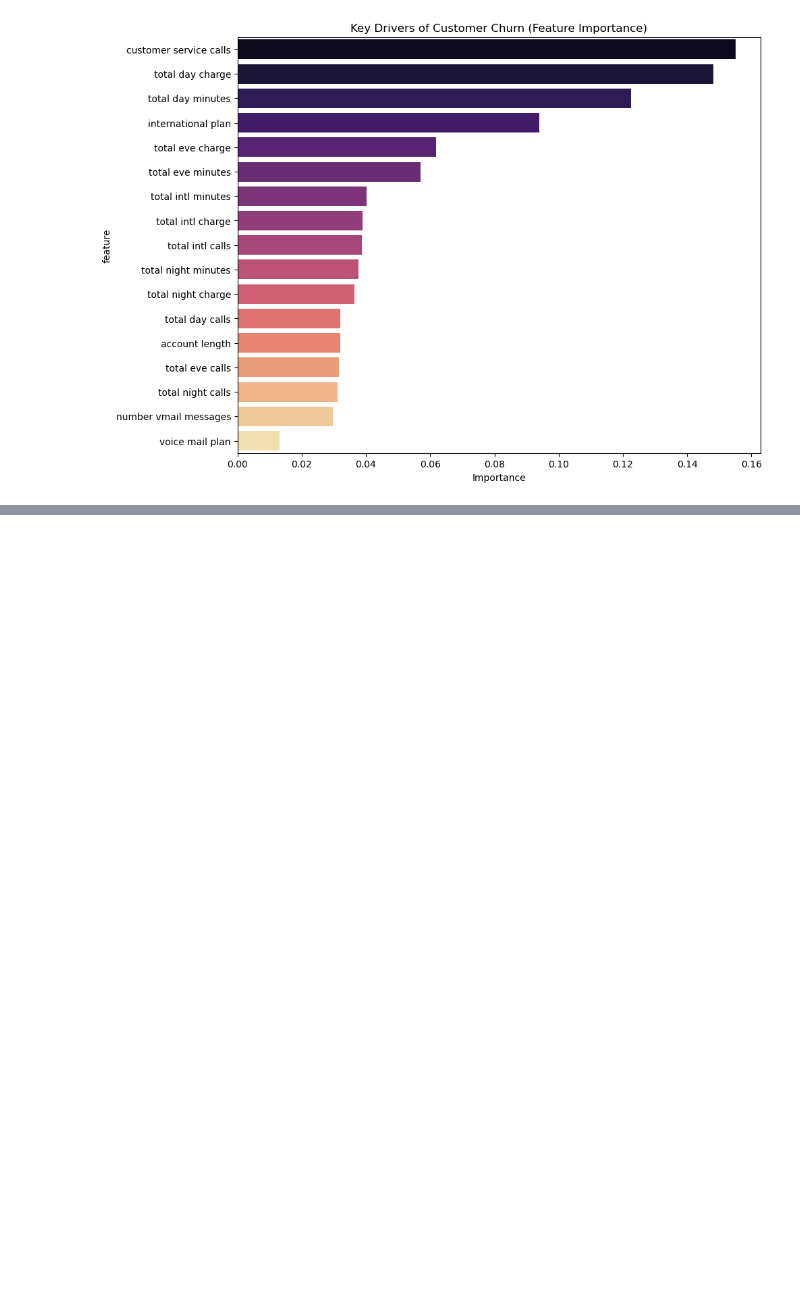
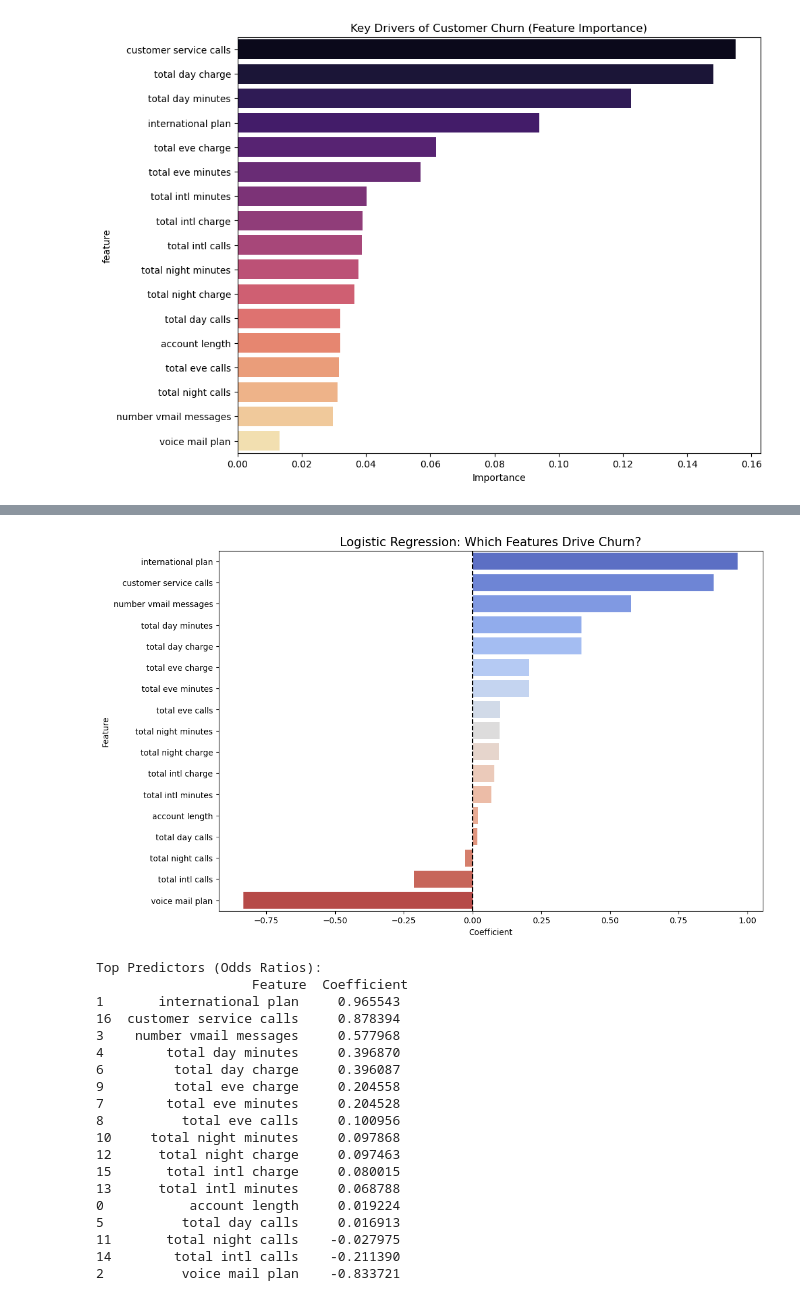
Before and after one commit to KelvinNgumo/Syria-Telecom-s-Customer-Churn-Prediction, a Jupyter notebook: index.ipynb, the cells around one changed output, grey strips where cells are left out. Saved outputs shown, nothing was run; the diff lists cells and outputs as text; code cells hidden in the pictures; blank space fills up the shorter version.

Commit message:
Performance of Logistic regression on the dataset, completion of the Readme file and export of the clean and well formarted CSV file for the marketing & Retention team.

```diff
--- a/index.ipynb
+++ b/index.ipynb
@@ -171,0 +177,19 @@ From the above code cell, we run a Random Forest, for feature importance tells u
+# %%
+# Split Data (Before Upsampling to avoid data leakage)
+X_train, X_test, y_train, y_test = train_test_split(X,y, test_size = 0.3, random_state = 254, stratify=y)
+
+# Handling class imbalance with upsampling on the training set  (I have redone the upsampling here to ensure it is only applied to the 'churn' training data, preventing data leakage into the test set.)
+X_train_combined = pd.concat([X_train, y_train], axis=1)
+df_majority_train = X_train_combined[X_train_combined['churn'] == 0]
+df_minority_train = X_train_combined[X_train_combined['churn'] == 1]
+
+df_minority_train_upsampled = resample(df_minority_train, replace=True, n_samples=len(df_majority_train), random_state=254)
+
+df_upscaled = pd.concat([df_majority_train, df_minority_train_upsampled])
+X_train_balanced = df_upscaled.drop(columns=['churn'], axis=1)
+y_train_balanced = df_upscaled['churn']
+
+# Feature Scaling
+scaler = StandardScaler()
+X_train_balanced_scaled = scaler.fit_transform(X_train_balanced)
+X_test_scaled = scaler.transform(X_test)
@@ -171,0 +205,9 @@ From the above code cell, we run a Random Forest, for feature importance tells u
+# %%
+# Training the Logistic Regression Model
+log_reg = LogisticRegression(random_state = 254)
+log_reg.fit(X_train_balanced_scaled, y_train_balanced)
+
+# Evaluation Metrics
+y_pred = log_reg.predict(X_test_scaled)
+print(f'accuracy_score: {accuracy_score(y_test, y_pred):.2f}')
+print(f'\nClassification Report:\n{classification_report(y_test, y_pred)}')
@@ -171,0 +226,37 @@ From the above code cell, we run a Random Forest, for feature importance tells u
+# %%
+# Coefficient Interpretation
+coef_df = pd.DataFrame({'Feature': X_train_balanced.columns, 'Coefficient': log_reg.coef_[0]})
+coef_df['Odds Ratio'] = np.exp(coef_df['Coefficient'])
+
+# Sort for better visualization
+coef_df = coef_df.sort_values(by='Odds Ratio', ascending=False)
+
+# Visualization
+plt.figure(figsize=(12, 8))
+sns.barplot(x='Coefficient', y='Feature', data=coef_df, hue ='Feature', palette='coolwarm', legend=False)
+plt.title('Logistic Regression: Which Features Drive Churn?', fontsize=15)
+plt.axvline(x=0, color='black', linestyle='--')
+plt.show()
+
+print("\nTop Predictors (Odds Ratios):\n", coef_df[['Feature', 'Coefficient']])
+# %% [output]
+[figure, added]
+Top Predictors (Odds Ratios):
+                    Feature  Coefficient
+1       international plan     0.965543
+16  customer service calls     0.878394
+3    number vmail messages     0.577968
+4        total day minutes     0.396870
+6         total day charge     0.396087
+9         total eve charge     0.204558
+7        total eve minutes     0.204528
+8          total eve calls     0.100956
+10     total night minutes     0.097868
+12      total night charge     0.097463
+15       total intl charge     0.080015
+13      total intl minutes     0.068788
+0           account length     0.019224
+5          total day calls     0.016913
+11       total night calls    -0.027975
+14        total intl calls    -0.211390
+2          voice mail plan    -0.833721
```
Also changed, not shown: parts of 11 cells of this notebook, 3 other files.
